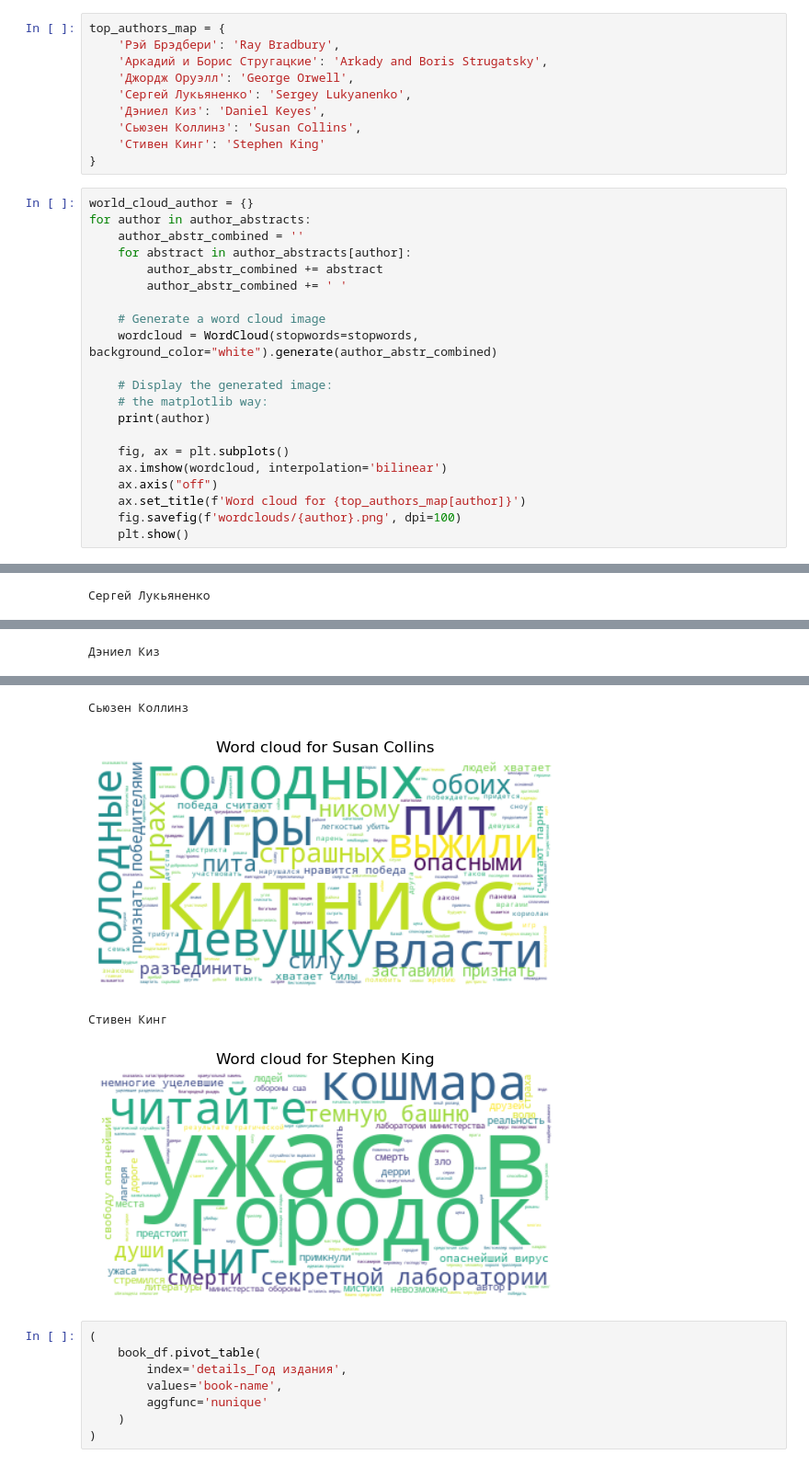
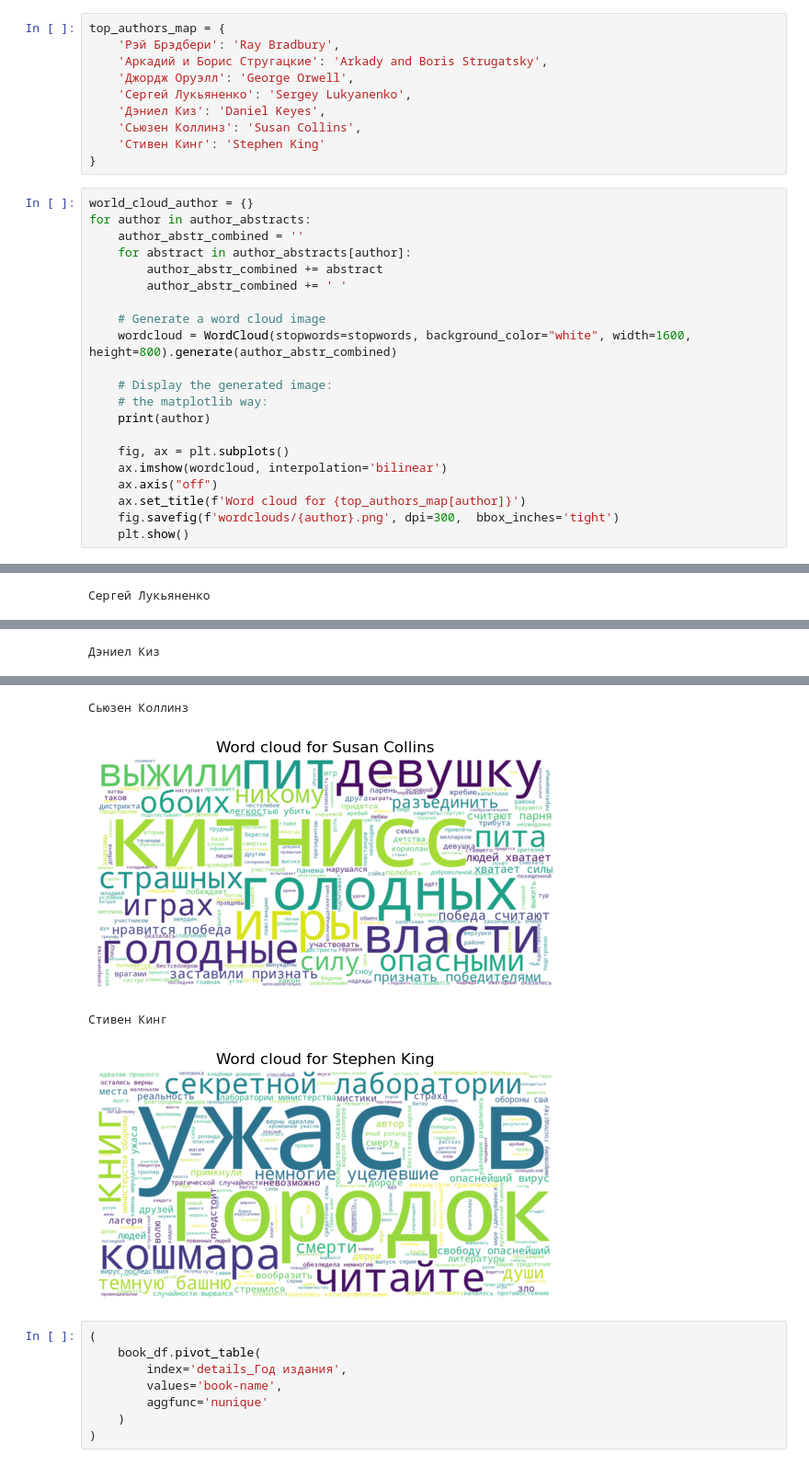
Before and after one commit to ansafronov/FantLitrature_Project, a Jupyter notebook: Data_collection.ipynb, the cells around one changed output, grey strips where cells are left out. Shown at 92% size. Drawn from its saved outputs; the diff is of its cells as text.

Commit message:
correct wordclouds

```diff
--- a/Data_collection.ipynb
+++ b/Data_collection.ipynb
@@ -371,7 +371,7 @@ for author in author_abstracts:
         author_abstr_combined += ' '
 
     # Generate a word cloud image
-    wordcloud = WordCloud(stopwords=stopwords, background_color="white").generate(author_abstr_combined)
+    wordcloud = WordCloud(stopwords=stopwords, background_color="white", width=1600, height=800).generate(author_abstr_combined)
 
     # Display the generated image:
     # the matplotlib way:
@@ -381,7 +381,7 @@ for author in author_abstracts:
     ax.imshow(wordcloud, interpolation='bilinear')
     ax.axis("off")
     ax.set_title(f'Word cloud for {top_authors_map[author]}')
-    fig.savefig(f'wordclouds/{author}.png', dpi=100)
+    fig.savefig(f'wordclouds/{author}.png', dpi=300,  bbox_inches='tight')
     plt.show()
 # %% [output]
 Рэй Брэдбери
@@ -397,7 +397,7 @@ for author in author_abstracts:
 Сьюзен Коллинз
-[figure, old version]
+[figure, new version]
 Стивен Кинг
-[figure, old version]
+[figure, new version]
 # %%
 (
     book_df.pivot_table(
```
Also changed, not shown: parts of 1 cell of this notebook, 7 other files.
